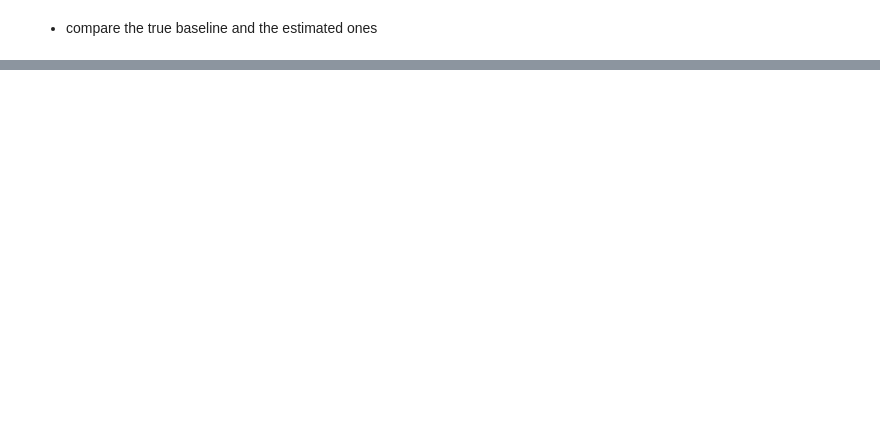
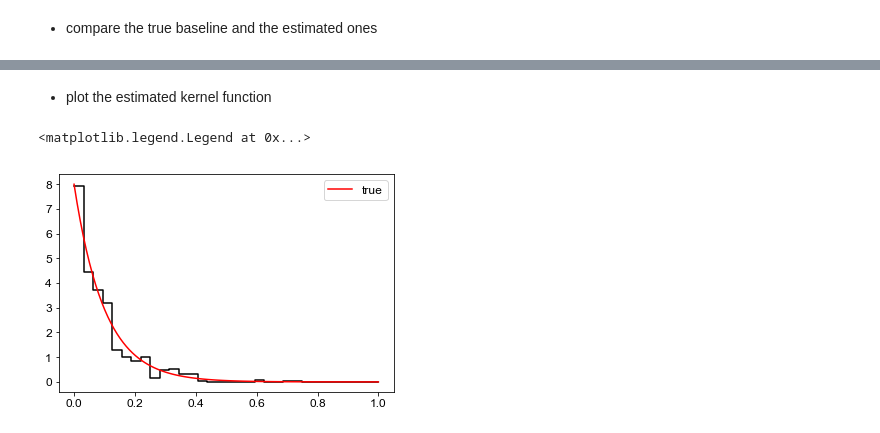
Before and after one commit to carlottadepasquale/Hawkes, a Jupyter notebook: tutorial.ipynb, the cells around one changed output, grey strips where cells are left out. Drawn from its saved outputs; the diff is of its cells as text; code cells hidden in the pictures; blank space fills up the shorter version.

```diff
--- a/tutorial.ipynb
+++ b/tutorial.ipynb
@@ -434,0 +445,8 @@ pass
+# %%
+import Hawkes as hk
+
+para = {"mu":0.2, "alpha":0.8, "beta":10.0}
+itv = [0,1000]
+model_simulation = hk.simulator().set_kernel('exp').set_baseline('const').set_parameter(para)
+T_simulation = model_simulation.simulate(itv)
+model_simulation.plot_N()
@@ -434,0 +457,8 @@ pass
+# %%
+model = hk.estimator().set_kernel('nonpara',support=1.0,num_bin=32).set_baseline('const')
+model.fit(T_simulation,itv)
+print("non-parametric kernel model")
+print("parameter:",model.parameter) # the estimated parameter values
+print("branching ratio:",model.br) # the branching ratio
+print("log-likelihood:",model.L) # the log-likelihood of the estimated parameter values
+print()
@@ -434,0 +477,9 @@ pass
+# %% [markdown]
+- plot the estimated kernel function
+# %%
+model.kernel.plot()
+plt.plot(np.linspace(0,1,100),0.8*10.0*np.exp(-10.0*np.linspace(0,1,100)),'r-',label='true')
+plt.legend()
+# %% [output]
+<matplotlib.legend.Legend at 0x...>
+[figure, added]
```
Also changed, not shown: parts of 14 cells of this notebook, 9 other files.
